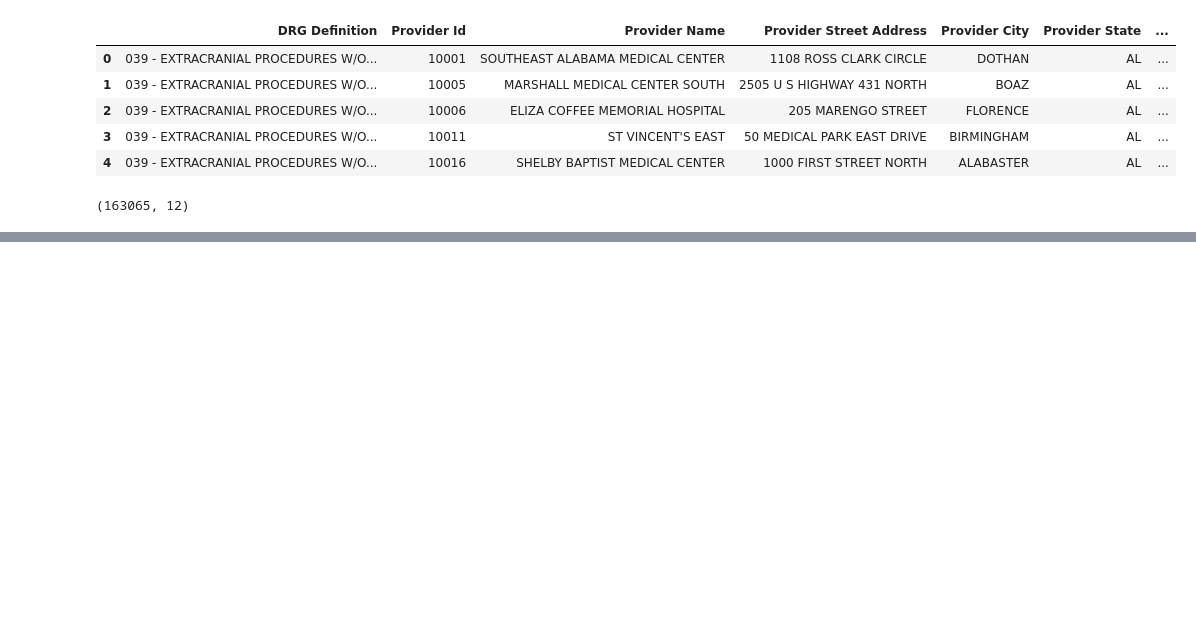
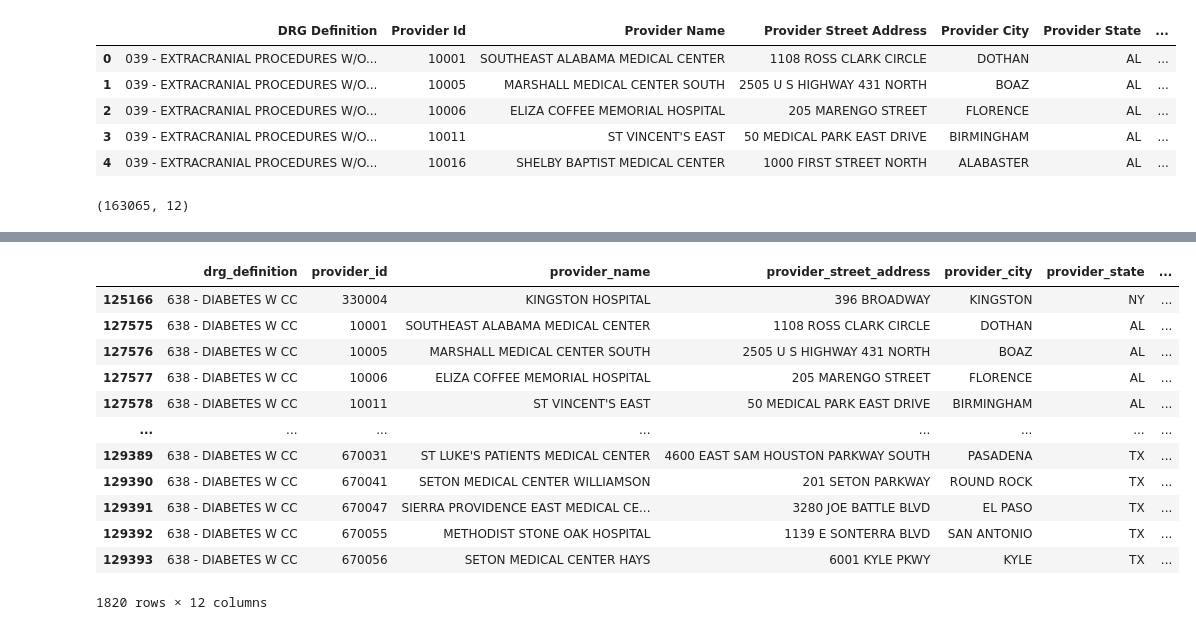
Before and after one commit to mhassandata/piaic_assignments, a Jupyter notebook: Pandas/Data Cleaning With Pandas/Assignment2/healthcare.ipynb, the cells around one changed output, grey strips where cells are left out. Cells and saved outputs as stored; diff of their text form; code cells hidden in the pictures; blank space fills up the shorter version.

Commit message:
updated healthcare file

```diff
--- a/Pandas/Data Cleaning With Pandas/Assignment2/healthcare.ipynb
+++ b/Pandas/Data Cleaning With Pandas/Assignment2/healthcare.ipynb
@@ -19,0 +29,15 @@ healthcare.shape
+# %%
+healthcare.rename(columns = {
+    "DRG Definition": "drg_definition",
+    "Provider Id": "provider_id",
+    "Provider Name": "provider_name",
+    "Provider Street Address": "provider_street_address",
+    "Provider City": "provider_city",
+    "Provider State": "provider_state",
+    "Provider Zip Code": "provider_zip_code",
+    "Hospital Referral Region Description": "hospital_referral_r_d",
+    " Total Discharges ": "total_discharge",
+    " Average Covered Charges ": "average_covered_charge",
+    " Average Total Payments ": "average_total_payment",
+    "Average Medicare Payments": "average_medical_payments"
+}, inplace=True)
@@ -19,0 +103,18 @@ healthcare.shape
+# %%
+psychoses_issue = healthcare[healthcare["drg_definition"] == "638 - DIABETES W CC"]
+# chest_pain = healthcare[healthcare['drg_definition'] == '313 - CHEST PAIN']
+psychoses_issue
+# %% [output]
+|  | drg_definition | provider_id | provider_name | provider_street_address | provider_city | provider_state | ... |
+| 125166 | 638 - DIABETES W CC | 330004 | KINGSTON HOSPITAL | 396 BROADWAY | KINGSTON | NY | ... |
+| 127575 | 638 - DIABETES W CC | 10001 | SOUTHEAST ALABAMA MEDICAL CENTER | 1108 ROSS CLARK CIRCLE | DOTHAN | AL | ... |
+| 127576 | 638 - DIABETES W CC | 10005 | MARSHALL MEDICAL CENTER SOUTH | 2505 U S HIGHWAY 431 NORTH | BOAZ | AL | ... |
+| 127577 | 638 - DIABETES W CC | 10006 | ELIZA COFFEE MEMORIAL HOSPITAL | 205 MARENGO STREET | FLORENCE | AL | ... |
+| 127578 | 638 - DIABETES W CC | 10011 | ST VINCENT'S EAST | 50 MEDICAL PARK EAST DRIVE | BIRMINGHAM | AL | ... |
+| ... | ... | ... | ... | ... | ... | ... | ... |
+| 129389 | 638 - DIABETES W CC | 670031 | ST LUKE'S PATIENTS MEDICAL CENTER | 4600 EAST SAM HOUSTON PARKWAY SOUTH | PASADENA | TX | ... |
+| 129390 | 638 - DIABETES W CC | 670041 | SETON MEDICAL CENTER WILLIAMSON | 201 SETON PARKWAY | ROUND ROCK | TX | ... |
+| 129391 | 638 - DIABETES W CC | 670047 | SIERRA PROVIDENCE EAST MEDICAL CE... | 3280 JOE BATTLE BLVD | EL PASO | TX | ... |
+| 129392 | 638 - DIABETES W CC | 670055 | METHODIST STONE OAK HOSPITAL | 1139 E SONTERRA BLVD | SAN ANTONIO | TX | ... |
+| 129393 | 638 - DIABETES W CC | 670056 | SETON MEDICAL CENTER HAYS | 6001 KYLE PKWY | KYLE | TX | ... |
+1820 rows × 12 columns
```
Also changed, not shown: parts of 6 cells of this notebook.
